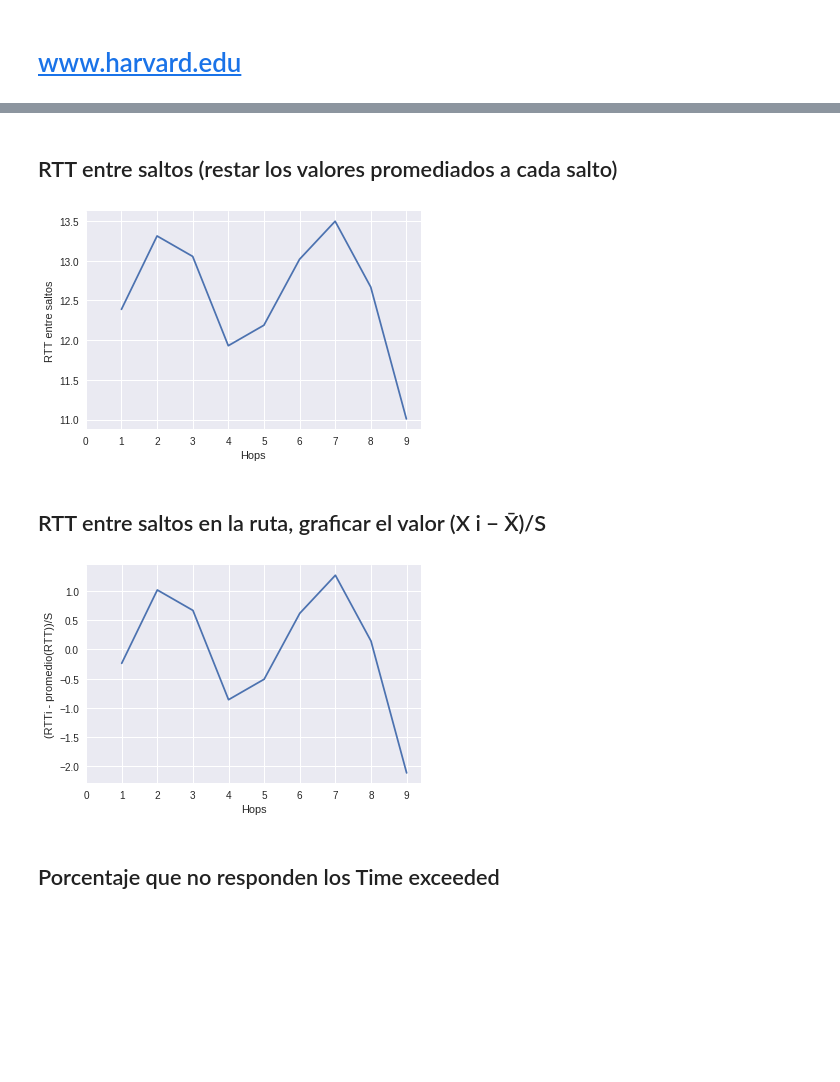
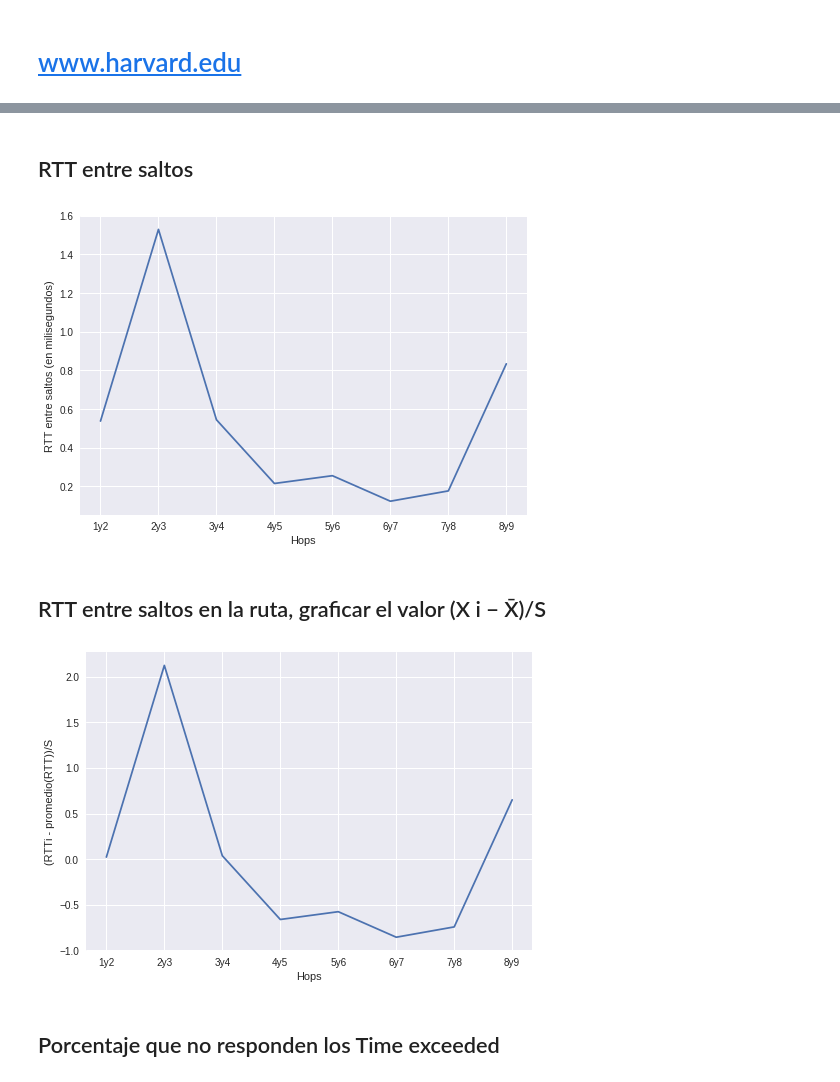
Before and after one commit to a-lavia/redes, a Jupyter notebook: tp2/Graficos Harvard.ipynb, the cells around one changed output, grey strips where cells are left out. Saved outputs shown, nothing was run; the diff lists cells and outputs as text; code cells hidden in the pictures; blank space fills up the shorter version.

```diff
--- a/tp2/Graficos Harvard.ipynb
+++ b/tp2/Graficos Harvard.ipynb
@@ -26,30 +111,37 @@ lstRtt = [dic['rtt'] for dic in lstDic]
 # %% [markdown]
-## RTT entre saltos (restar los valores promediados a cada salto)
+## RTT entre saltos
 # %%
-lstX = range(1,len(lstRtt)+1)
+lstX = range(1, len(lstRttes)+1)
+lstLabelX = []
+for i in range(1, len(lstRttes)+1):
+    lstLabelX.append(str(i)+'y'+str(i+1))
 
-plt.plot(lstX, lstRtt)
-plt.ylabel('RTT entre saltos')
+plt.plot(lstX, lstRttes)
+plt.ylabel('RTT entre saltos (en milisegundos)')
 plt.xlabel('Hops')
-plt.xticks(range(len(lstRtt)+1), range(len(lstRtt)+1))
+plt.xticks(range(1,len(lstRtt)), lstLabelX)
 plt.show()
 # %% [output]
-[figure, old version]
+[figure, new version]
 # %% [markdown]
 ## RTT entre saltos en la ruta, graficar el valor (X i − X̄)/S
 # %%
-prom = promedio(lstRtt)
-s = desvioEstandar(lstRtt)
-lstVal = [(x-prom)/s for x in lstRtt]
-lstX = range(1,len(lstRtt)+1)
+prom = promedio(lstRttes)
+s = desvioEstandar(lstRttes)
+lstVal = [(x-prom)/s for x in lstRttes]
+lstX = range(1,len(lstRttes)+1)
+
+lstLabelX = []
+for i in range(1, len(lstRttes)+1):
+    lstLabelX.append(str(i)+'y'+str(i+1))
 
 plt.plot(lstX, lstVal)
 plt.ylabel('(RTTi - promedio(RTT))/S')
 plt.xlabel('Hops')
-plt.xticks(range(len(lstX)+1), range(len(lstX)+1))
+plt.xticks(range(1,len(lstX)+1), lstLabelX)
 plt.show()
 # %% [output]
-[figure, old version]
+[figure, new version]
 # %% [markdown]
 ## Porcentaje que no responden los Time exceeded
 # %%
```
Also changed, not shown: parts of 9 cells of this notebook, 3 other files.
